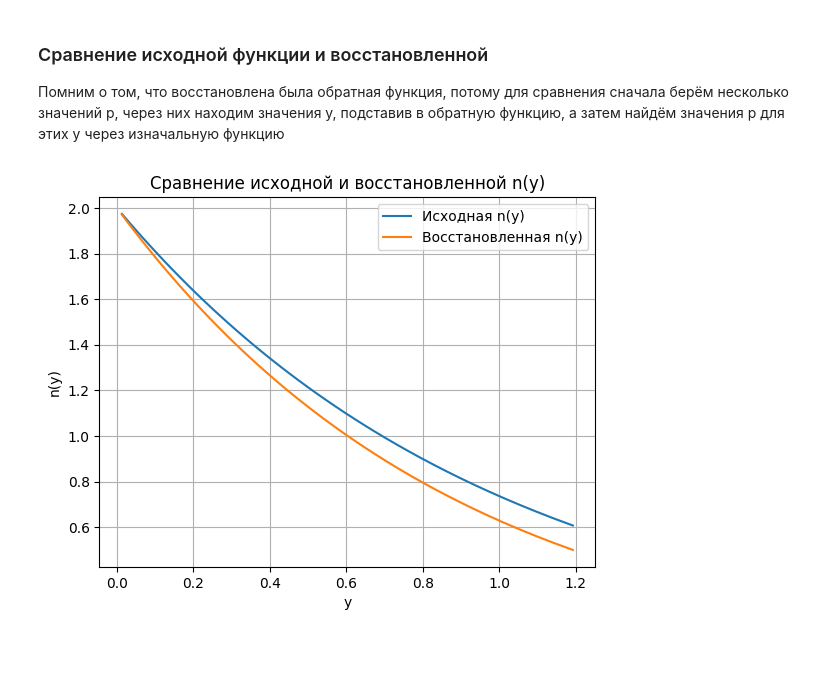
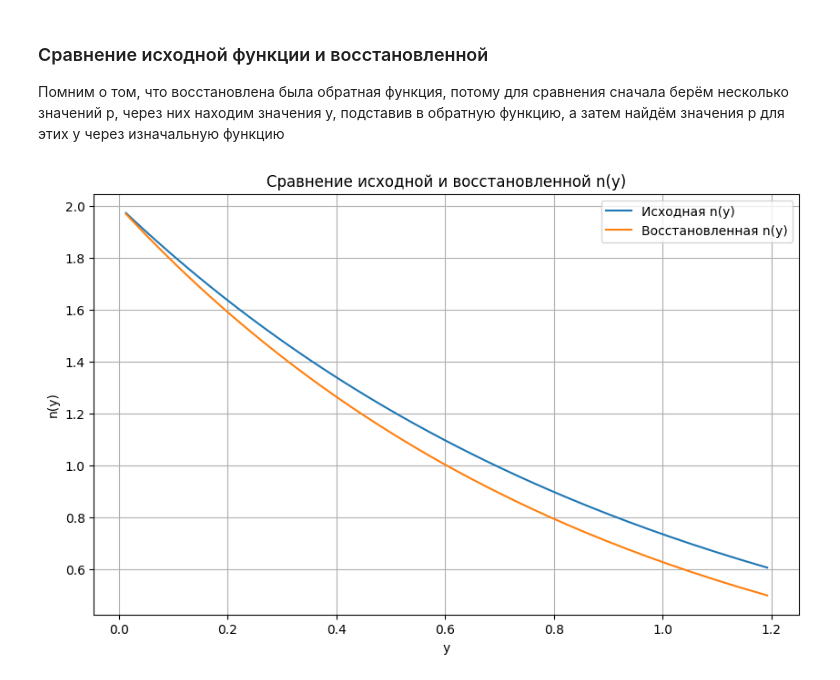
Before and after one commit to Rodeffs/Year4_Programming, a Jupyter notebook: Inverse_Problems/03_lab/inverse_kinematic_problem.ipynb, the cells around one changed output. Saved outputs shown, nothing was run; the diff lists cells and outputs as text; code cells hidden in the pictures; blank space fills up the shorter version.

Commit message:
made the plot bigger

```diff
--- a/Inverse_Problems/03_lab/inverse_kinematic_problem.ipynb
+++ b/Inverse_Problems/03_lab/inverse_kinematic_problem.ipynb
@@ -198,17 +198,19 @@ def n_inverse_reconstructed(r):
 
 Помним о том, что восстановлена была обратная функция, потому для сравнения сначала берём несколько значений p, через них находим значения y, подставив в обратную функцию, а затем найдём значения p для этих y через изначальную функцию
 # %%
+plt.figure(figsize=(10, 6))
+
 p_reconstructed = np.linspace(p0, n0, 50, endpoint=False)
 y_values = [n_inverse_reconstructed(r) for r in p_reconstructed]
 p_true = [n(y) for y in y_values]
 
 plt.plot(y_values, p_true, label="Исходная n(y)")
 plt.plot(y_values, p_reconstructed, label="Восстановленная n(y)")
 plt.xlabel("y")
 plt.ylabel("n(y)")
 plt.title("Сравнение исходной и восстановленной n(y)")
 plt.legend()
 plt.grid()
 plt.show()
 # %% [output]
-[figure, old version]
+[figure, new version]
```
